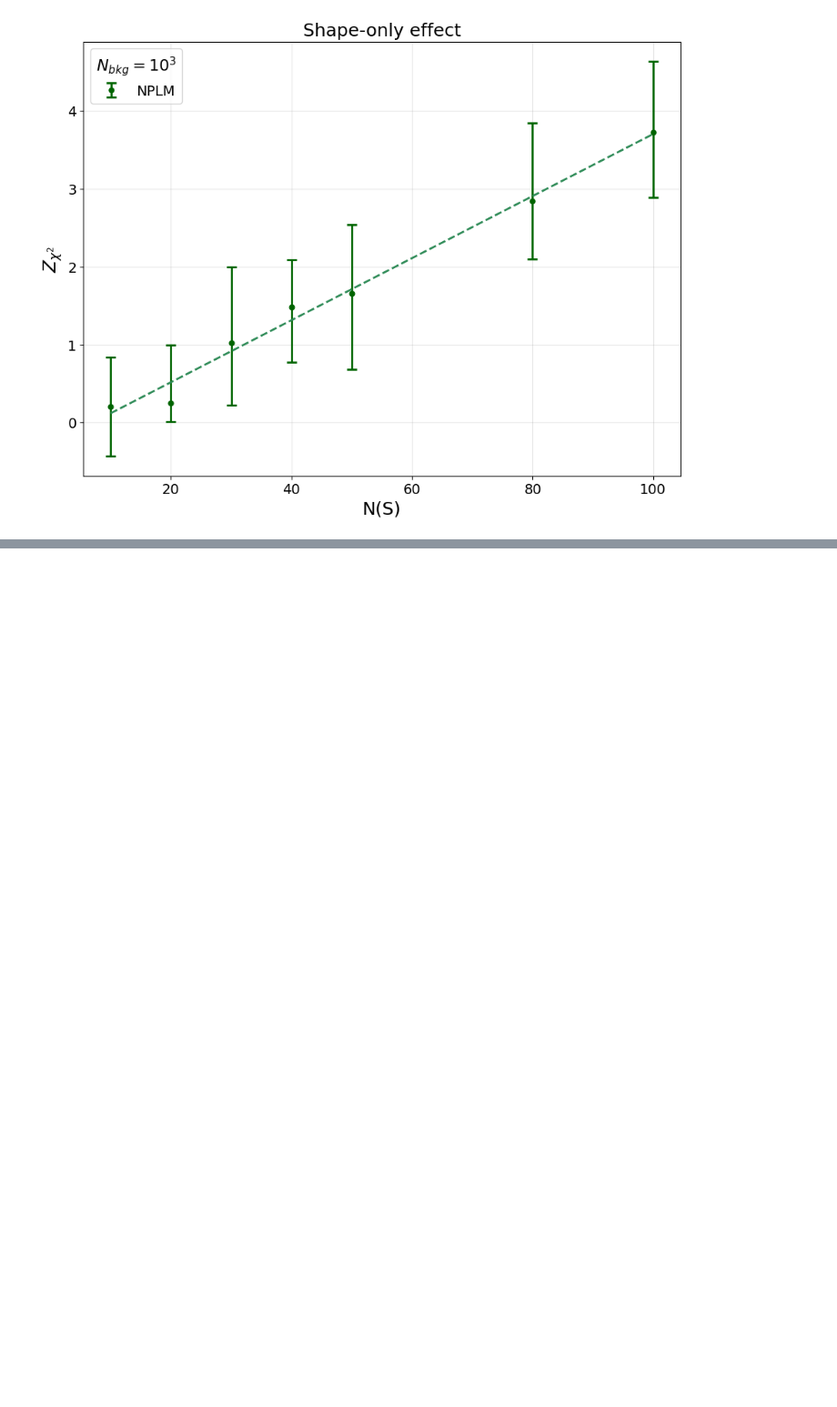
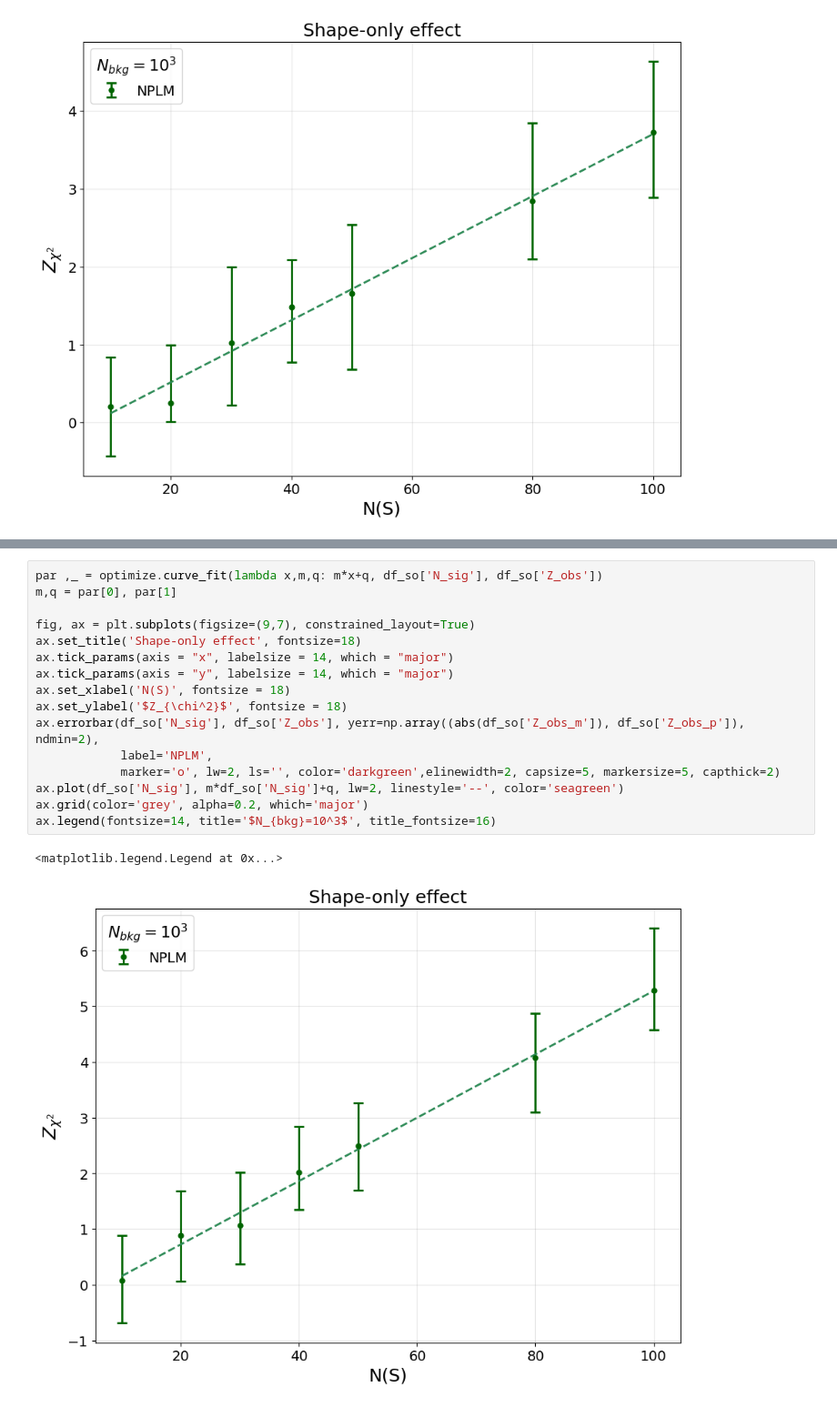
Before and after one commit to PietroCappelli/NPLM-Falkon, a Jupyter notebook: creditcard_study/output_analysis_new.ipynb, the cells around one changed output, grey strips where cells are left out. Shown at 91% size. Drawn from its saved outputs; the diff is of its cells as text; blank space fills up the shorter version.

```diff
--- a/creditcard_study/output_analysis_new.ipynb
+++ b/creditcard_study/output_analysis_new.ipynb
@@ -501,0 +669,19 @@ ax.legend(fontsize=14, title='$N_{bkg}=10^3$', title_fontsize=16)
+# %%
+par ,_ = optimize.curve_fit(lambda x,m,q: m*x+q, df_so['N_sig'], df_so['Z_obs'])
+m,q = par[0], par[1]
+
+fig, ax = plt.subplots(figsize=(9,7), constrained_layout=True)
+ax.set_title('Shape-only effect', fontsize=18)
+ax.tick_params(axis = "x", labelsize = 14, which = "major")
+ax.tick_params(axis = "y", labelsize = 14, which = "major")
+ax.set_xlabel('N(S)', fontsize = 18)
+ax.set_ylabel('$Z_{\chi^2}$', fontsize = 18)
+ax.errorbar(df_so['N_sig'], df_so['Z_obs'], yerr=np.array((abs(df_so['Z_obs_m']), df_so['Z_obs_p']), ndmin=2),
+            label='NPLM',
+            marker='o', lw=2, ls='', color='darkgreen',elinewidth=2, capsize=5, markersize=5, capthick=2)
+ax.plot(df_so['N_sig'], m*df_so['N_sig']+q, lw=2, linestyle='--', color='seagreen')
+ax.grid(color='grey', alpha=0.2, which='major')
+ax.legend(fontsize=14, title='$N_{bkg}=10^3$', title_fontsize=16)
+# %% [output]
+<matplotlib.legend.Legend at 0x...>
+[figure, added]
```
Also changed, not shown: parts of 19 cells of this notebook, 4 other files.
